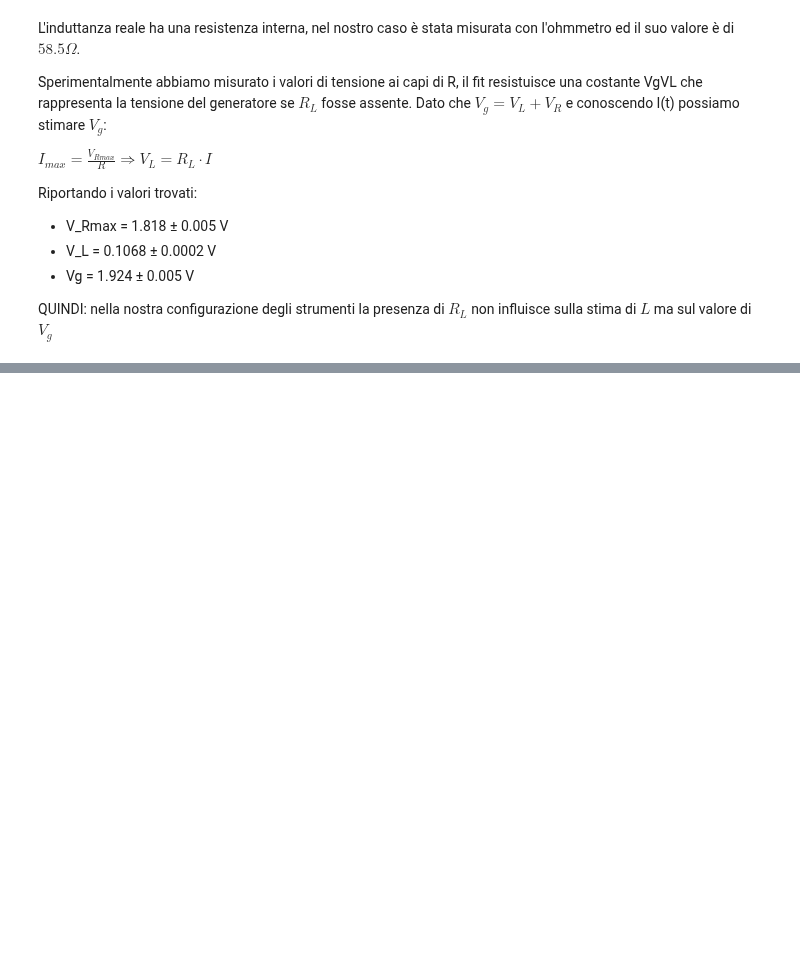
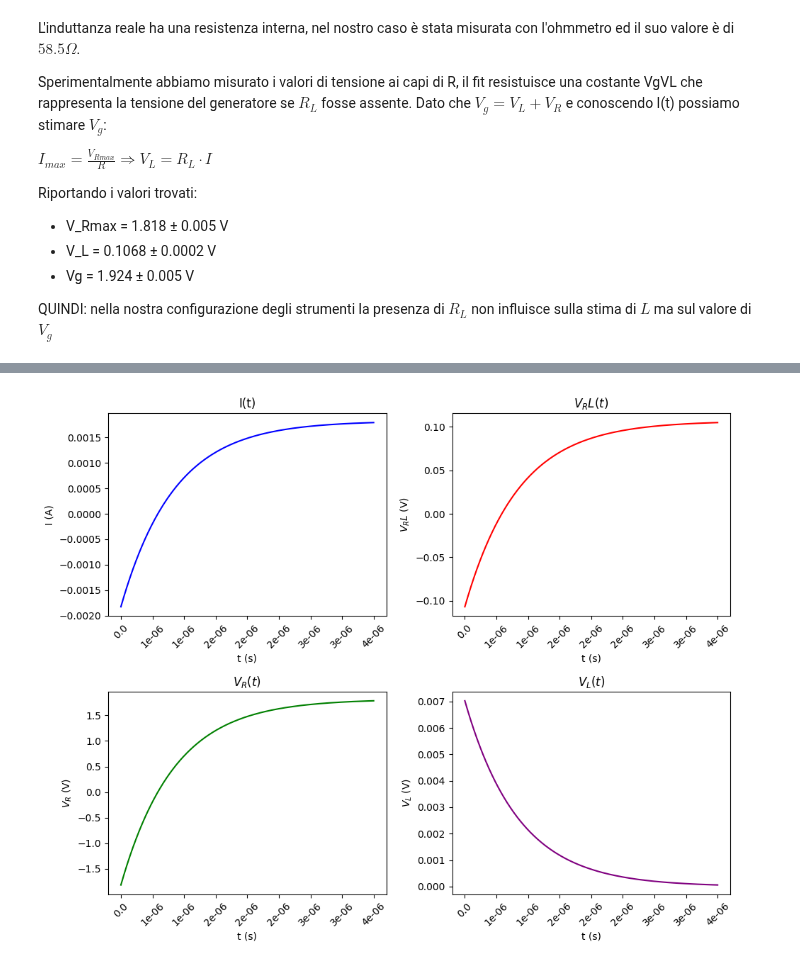
Before and after one commit to CarminatiGiovanni/LaboratorioFisica2, a Jupyter notebook: 20240321circuiti2/RL.ipynb, the cells around one changed output, grey strips where cells are left out. Cells and saved outputs as stored; diff of their text form; code cells hidden in the pictures; blank space fills up the shorter version.

```diff
--- a/20240321circuiti2/RL.ipynb
+++ b/20240321circuiti2/RL.ipynb
@@ -118,0 +137,51 @@ QUINDI: nella nostra configurazione degli strumenti la presenza di $R_L$ non inf
+# %%
+def I(t):
+    return Vg/(R_L + R) * (1 - 2*np.exp(-t/τ)/(1+np.exp(-T/(2*τ))))
+
+def V_RL(t):
+    return I(t)*R_L
+
+def V_R(t):
+    return I(t)*R
+
+def V_L(t):
+    return (- I(t) + Vg/(R+R_L))*Vg
+# %%
+# Plot all V-I characteristics
+fig, axs = plt.subplots(2, 2, figsize=(10, 8))
+
+# Plot I vs t
+axs[0, 0].plot(t, I(t), color='blue')
+axs[0, 0].set_xlabel('t (s)')
+axs[0, 0].set_ylabel('I (A)')
+axs[0, 0].set_title('I(t)')
+axs[0, 0].set_xticklabels(np.round(t,6),rotation=45)
+
+# Plot V_RL vs t
+axs[0, 1].plot(t, V_RL(t), color='red')
+axs[0, 1].set_xlabel('t (s)')
+axs[0, 1].set_ylabel('$V_RL$ (V)')
+axs[0, 1].set_title('$V_RL(t)$')
+axs[0, 1].set_xticklabels(np.round(t,6),rotation=45)
+
+# Plot V_R vs t
+axs[1, 0].plot(t, V_R(t), color='green')
+axs[1, 0].set_xlabel('t (s)')
+axs[1, 0].set_ylabel('$V_R$ (V)')
+axs[1, 0].set_title('$V_R(t)$')
+axs[1, 0].set_xticklabels(np.round(t,6),rotation=45)
+
+# Plot V_L vs t
+axs[1, 1].plot(t, V_L(t), color='purple')
+axs[1, 1].set_xlabel('t (s)')
+axs[1, 1].set_ylabel('$V_L$ (V)')
+axs[1, 1].set_title('$V_L(t)$')
+axs[1, 1].set_xticklabels(np.round(t,6),rotation=45)
+
+plt.tight_layout()
+
+# Rotate xticks by 45 degrees
+
+plt.show()
+# %% [output]
+[figure, added]
```
Also changed, not shown: parts of 2 cells of this notebook, 1 other file.
